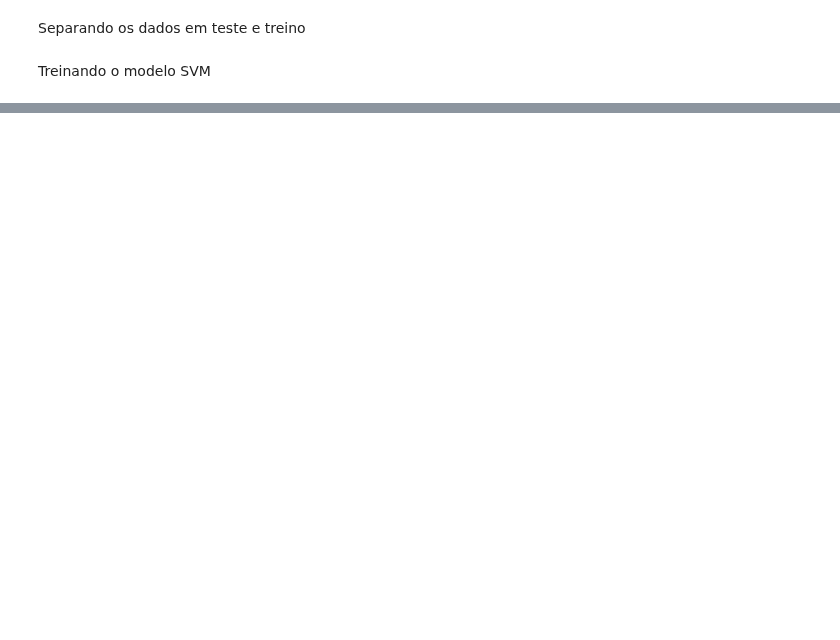
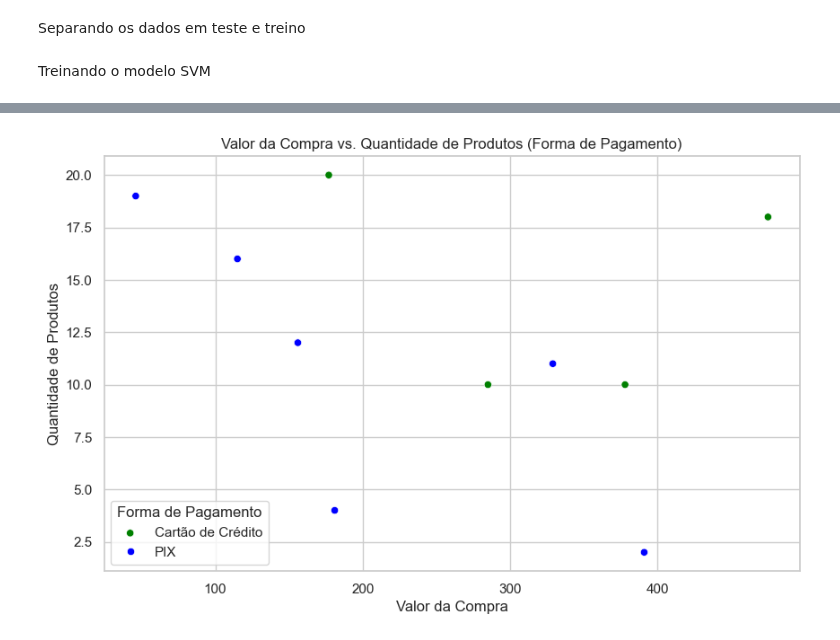
Before and after one commit to LuizEduardoBS/IABD_Inteligencia_Artificial_E_Big_Data, a Jupyter notebook: Aula_8/Exercícios/exercicio_3.ipynb, the cells around one changed output, grey strips where cells are left out. Saved outputs shown, nothing was run; the diff lists cells and outputs as text; code cells hidden in the pictures; blank space fills up the shorter version.

```diff
--- a/Aula_8/Exercícios/exercicio_3.ipynb
+++ b/Aula_8/Exercícios/exercicio_3.ipynb
@@ -32,0 +67,16 @@ ValueError: could not convert string to float: 'Cliente 2'
+# %%
+# Scatterplot
+sns.set(style="whitegrid")
+palette = {1: "green", 0: "blue"}  # 1 = PIX (verde), 0 = Cartão de crédito (azul)
+
+plt.figure(figsize=(10, 6))
+sns.scatterplot(x='Valor_compra', y='Qtde_produtos', hue='Forma_pag', data=data, palette=palette)
+
+# Personalizando o gráfico
+plt.title('Valor da Compra vs. Quantidade de Produtos (Forma de Pagamento)')
+plt.xlabel('Valor da Compra')
+plt.ylabel('Quantidade de Produtos')
+plt.legend(title='Forma de Pagamento', labels=['Cartão de Crédito', 'PIX'])
+plt.show()
+# %% [output]
+[figure, added]
```
Also changed, not shown: parts of 7 cells of this notebook, 1 other file.
